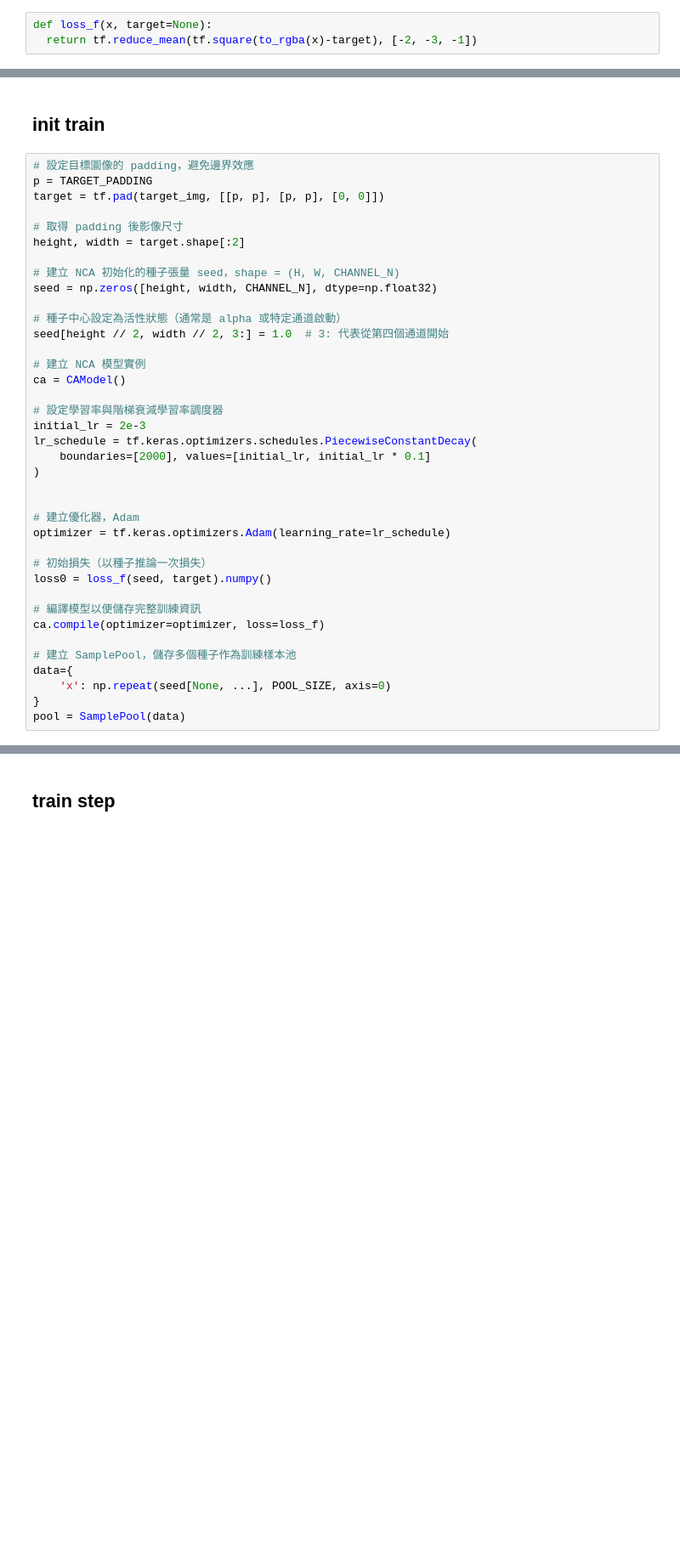
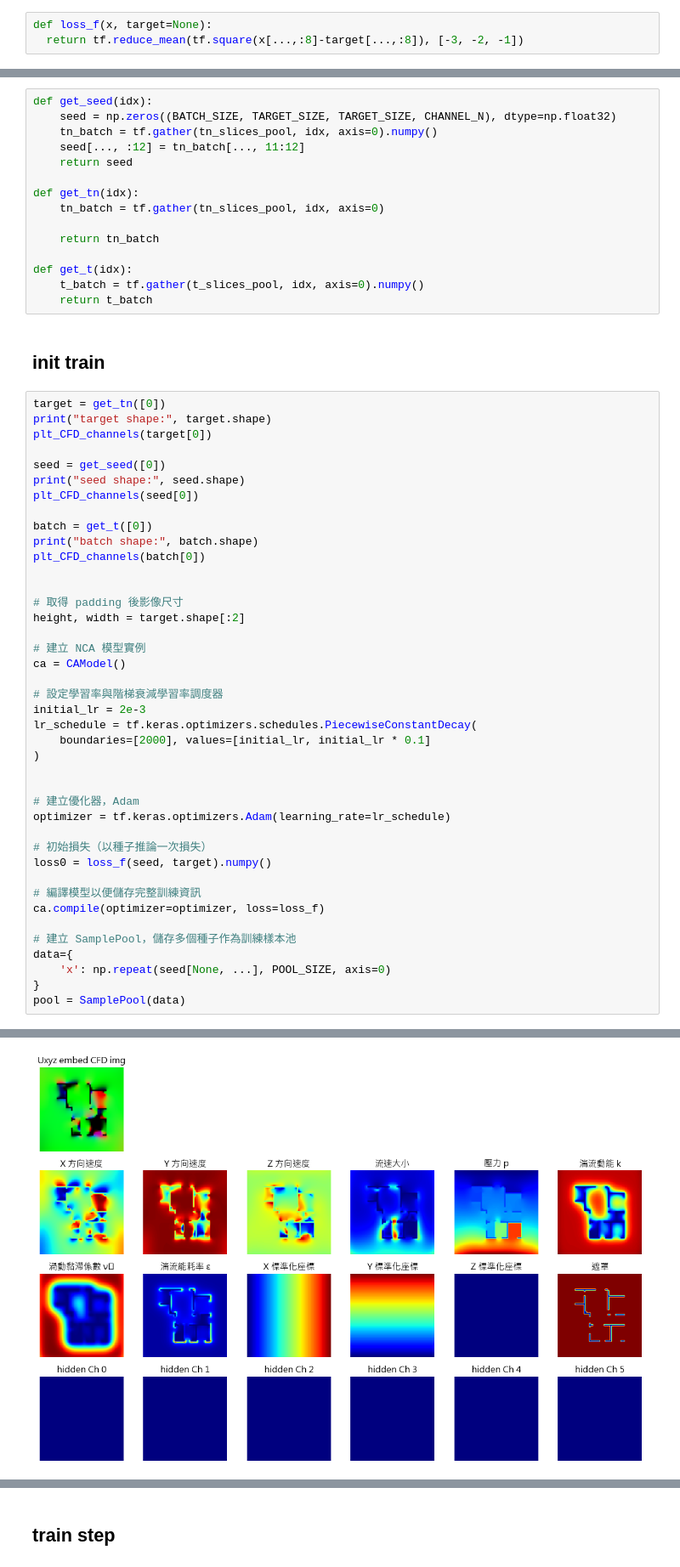
Before and after one commit to ms-112-scott/NCA_Research, a Jupyter notebook: E3_simpleCFD_NCA/notebooks/E3-1_CFD_NCA.ipynb, the cells around one changed output, grey strips where cells are left out. Shown at 85% size. Drawn from its saved outputs; the diff is of its cells as text; blank space fills up the shorter version.

```diff
--- a/E3_simpleCFD_NCA/notebooks/E3-1_CFD_NCA.ipynb
+++ b/E3_simpleCFD_NCA/notebooks/E3-1_CFD_NCA.ipynb
@@ -255,4 +247,4 @@ def make_circle_masks(n, h, w):
 ## loss_fn
 # %%
 def loss_f(x, target=None):
-  return tf.reduce_mean(tf.square(to_rgba(x)-target), [-2, -3, -1])
+  return tf.reduce_mean(tf.square(x[...,:8]-target[...,:8]), [-3, -2, -1])
@@ -259,18 +253,36 @@ def loss_f(x, target=None):
+# %%
+def get_seed(idx):
+    seed = np.zeros((BATCH_SIZE, TARGET_SIZE, TARGET_SIZE, CHANNEL_N), dtype=np.float32)
+    tn_batch = tf.gather(tn_slices_pool, idx, axis=0).numpy()
+    seed[..., :12] = tn_batch[..., 11:12]
+    return seed
+
+def get_tn(idx):
+    tn_batch = tf.gather(tn_slices_pool, idx, axis=0)
+
+    return tn_batch
+
+def get_t(idx):
+    t_batch = tf.gather(t_slices_pool, idx, axis=0).numpy()
+    return t_batch
 # %% [markdown]
 ## init train
 # %%
-# 設定目標圖像的 padding，避免邊界效應
-p = TARGET_PADDING
-target = tf.pad(target_img, [[p, p], [p, p], [0, 0]])
+target = get_tn([0])
+print("target shape:", target.shape)
+plt_CFD_channels(target[0])
+
+seed = get_seed([0])
+print("seed shape:", seed.shape)
+plt_CFD_channels(seed[0])
+
+batch = get_t([0])
+print("batch shape:", batch.shape)
+plt_CFD_channels(batch[0])
+
 
 # 取得 padding 後影像尺寸
 height, width = target.shape[:2]
-
-# 建立 NCA 初始化的種子張量 seed，shape = (H, W, CHANNEL_N)
-seed = np.zeros([height, width, CHANNEL_N], dtype=np.float32)
-
-# 種子中心設定為活性狀態（通常是 alpha 或特定通道啟動）
-seed[height // 2, width // 2, 3:] = 1.0  # 3: 代表從第四個通道開始
 
 # 建立 NCA 模型實例
 ca = CAModel()
@@ -296,3 +308,4 @@ data={
     'x': np.repeat(seed[None, ...], POOL_SIZE, axis=0)
 }
 pool = SamplePool(data)
+# %% [output]
@@ -298,0 +314 @@ pool = SamplePool(data)
+[figure, added]
```
Also changed, not shown: parts of 11 cells of this notebook, 6 other files.
